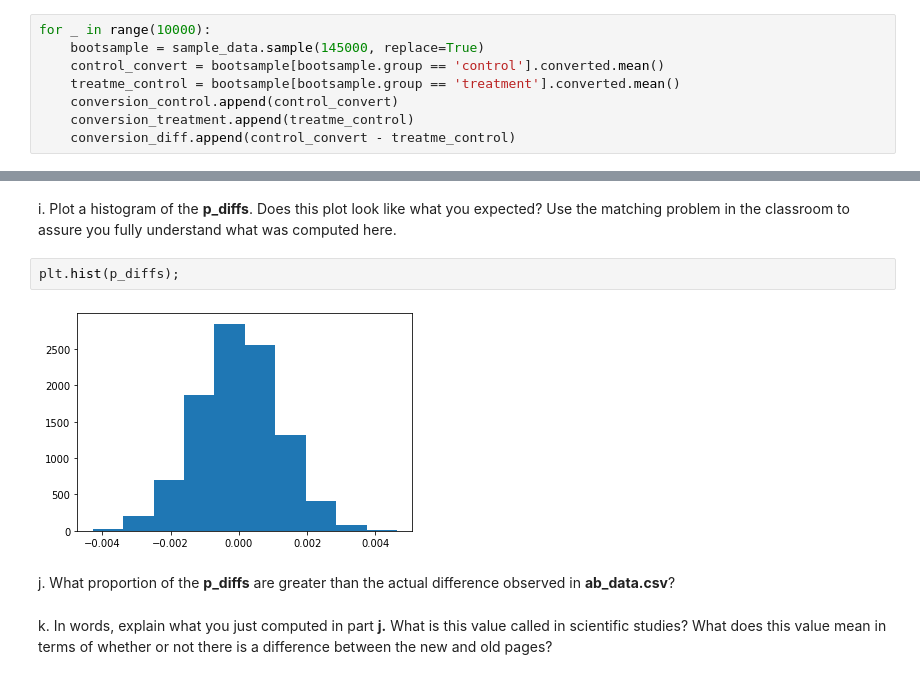
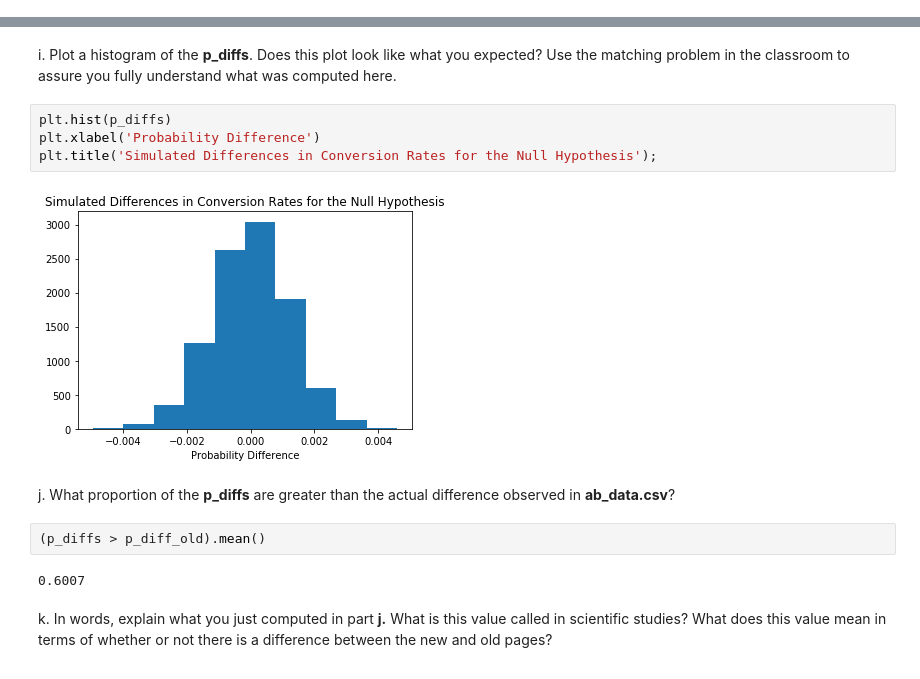
Before and after one commit to BexTuychiev/a-b_test_initial, a Jupyter notebook: Analyze_ab_test_results_notebook.ipynb, the cells around one changed output, grey strips where cells are left out. Drawn from its saved outputs; the diff is of its cells as text.

Commit message:
feat: Calculate the p-value after the sample tests

```diff
--- a/Analyze_ab_test_results_notebook.ipynb
+++ b/Analyze_ab_test_results_notebook.ipynb
@@ -181,11 +177,3 @@ conversion_diff = []
-# %%
-for _ in range(10000):
-    bootsample = sample_data.sample(145000, replace=True)
-    control_convert = bootsample[bootsample.group == 'control'].converted.mean()
-    treatme_control = bootsample[bootsample.group == 'treatment'].converted.mean()
-    conversion_control.append(control_convert)
-    conversion_treatment.append(treatme_control)
-    conversion_diff.append(control_convert - treatme_control)
 # %% [markdown]
 a. What is the **convert rate** for $p_{new}$ under the null?
 # %%
@@ -239,12 +228,18 @@ for _ in range(10000):
     p_diffs.append(new_page_converted.mean() - old_page_converted.mean())
 # %% [markdown]
 i. Plot a histogram of the **p_diffs**.  Does this plot look like what you expected?  Use the matching problem in the classroom to assure you fully understand what was computed here.
-# %%
-plt.hist(p_diffs);
-# %% [output]
-[figure, removed]
+# %%
+plt.hist(p_diffs)
+plt.xlabel('Probability Difference')
+plt.title('Simulated Differences in Conversion Rates for the Null Hypothesis');
+# %% [output]
+[figure, added]
 # %% [markdown]
 j. What proportion of the **p_diffs** are greater than the actual difference observed in **ab_data.csv**?
+# %%
+(p_diffs > p_diff_old).mean()
+# %% [output]
+0.6007
 # %% [markdown]
 k. In words, explain what you just computed in part **j.**  What is this value called in scientific studies?  What does this value mean in terms of whether or not there is a difference between the new and old pages?
 # %% [markdown]
```
Also changed, not shown: parts of 4 cells of this notebook.
